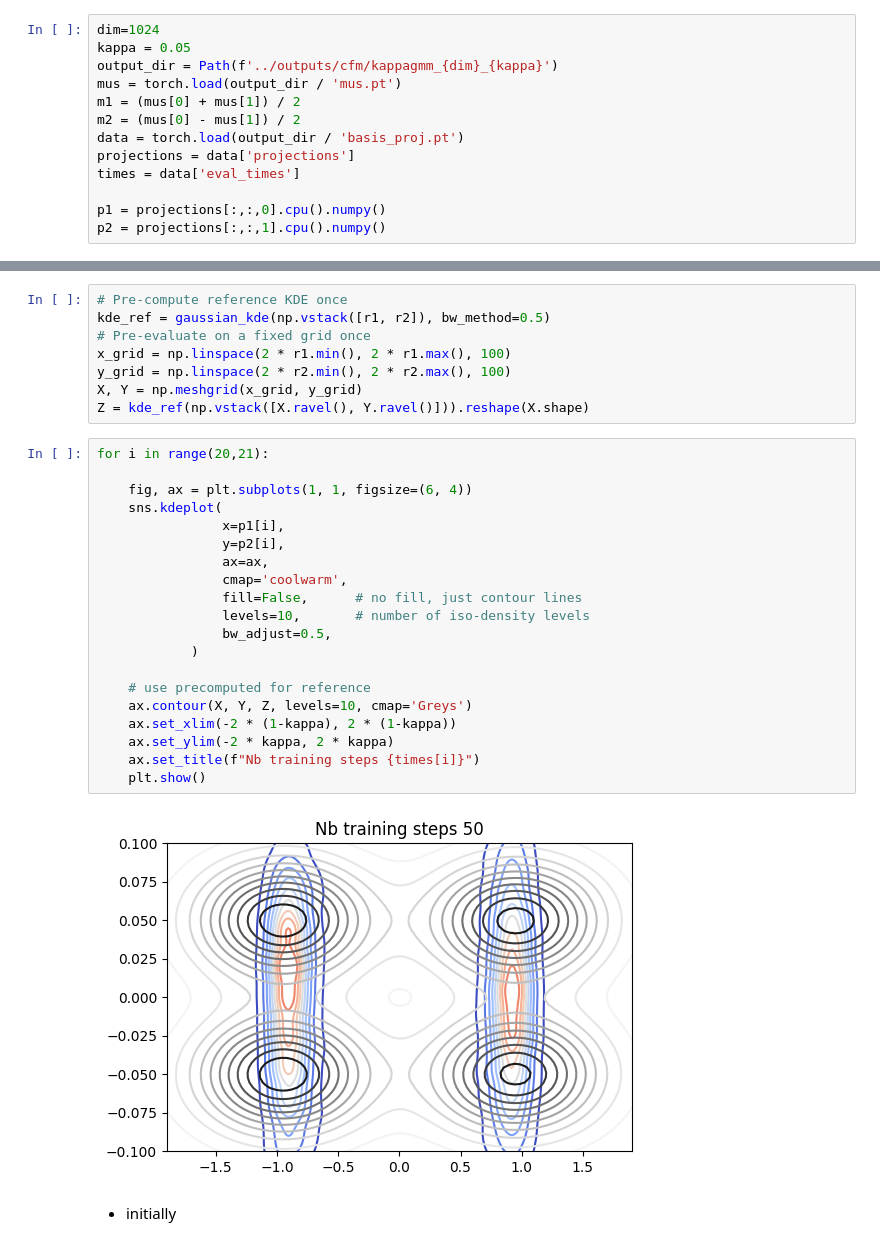
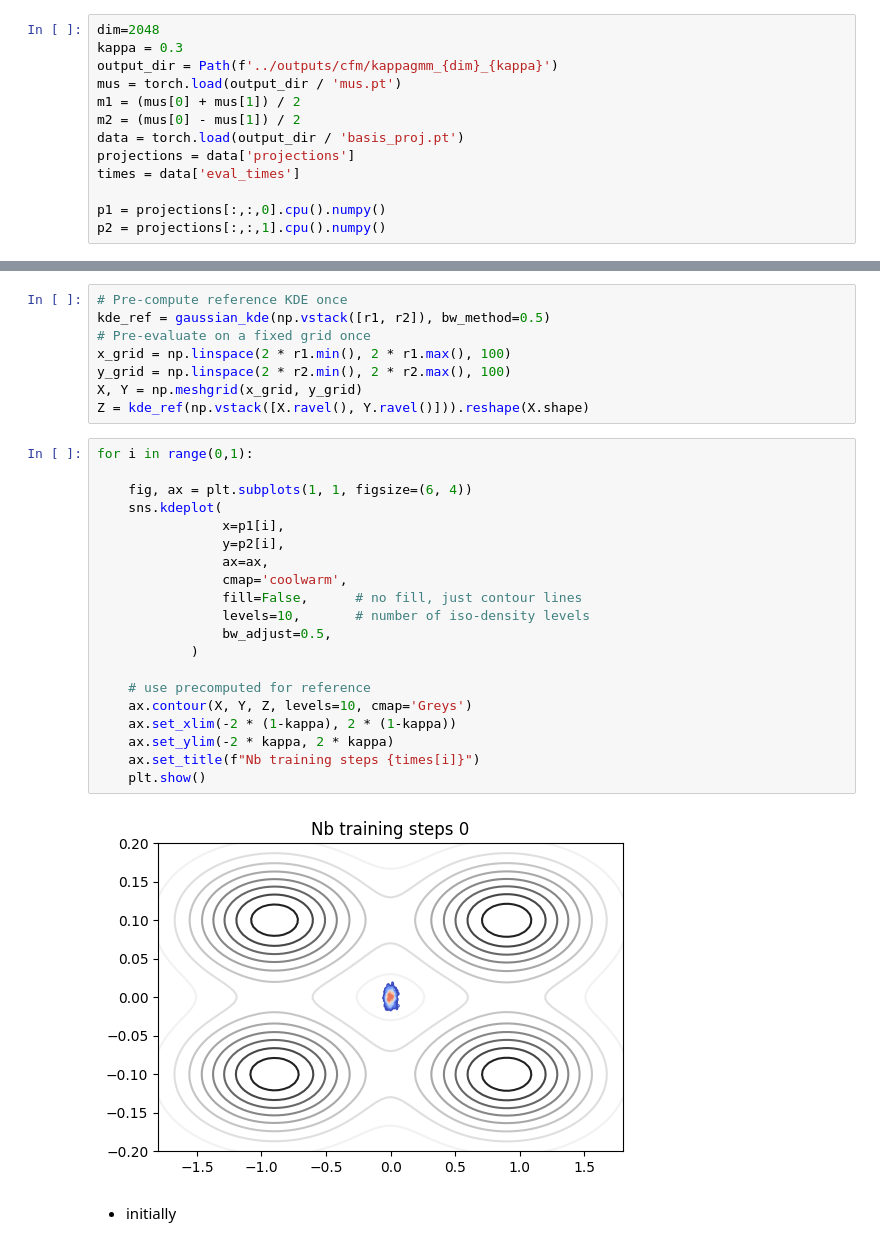
Before and after one commit to zweinalbereicht/flow-matching, a Jupyter notebook: notebooks/02-struct_learning_analysis.ipynb, the cells around one changed output, grey strips where cells are left out. Saved outputs shown, nothing was run; the diff lists cells and outputs as text.

```diff
--- a/notebooks/02-struct_learning_analysis.ipynb
+++ b/notebooks/02-struct_learning_analysis.ipynb
@@ -13,8 +13,8 @@ from flow_matching.solver import TimeBroadcastWrapper, sample_ode
 # %% [markdown]
 - load the data
 # %%
-dim=1024
-kappa = 0.05
+dim=2048
+kappa = 0.3
 output_dir = Path(f'../outputs/cfm/kappagmm_{dim}_{kappa}')
 mus = torch.load(output_dir / 'mus.pt')
 m1 = (mus[0] + mus[1]) / 2
@@ -45,27 +53,27 @@ y_grid = np.linspace(2 * r2.min(), 2 * r2.max(), 100)
 X, Y = np.meshgrid(x_grid, y_grid)
 Z = kde_ref(np.vstack([X.ravel(), Y.ravel()])).reshape(X.shape)
 # %%
-for i in range(20,21):
+for i in range(0,1):
 
     fig, ax = plt.subplots(1, 1, figsize=(6, 4))
     sns.kdeplot(
                 x=p1[i],
                 y=p2[i],
                 ax=ax,
                 cmap='coolwarm',
                 fill=False,      # no fill, just contour lines
                 levels=10,       # number of iso-density levels
                 bw_adjust=0.5,
             )
 
     # use precomputed for reference
     ax.contour(X, Y, Z, levels=10, cmap='Greys')
     ax.set_xlim(-2 * (1-kappa), 2 * (1-kappa))
     ax.set_ylim(-2 * kappa, 2 * kappa)
     ax.set_title(f"Nb training steps {times[i]}")
     plt.show()
 # %% [output]
-[figure, old version]
+[figure, new version]
 # %% [markdown]
 - initially
 # %%
```
Also changed, not shown: parts of 30 cells of this notebook, 3 other files.
